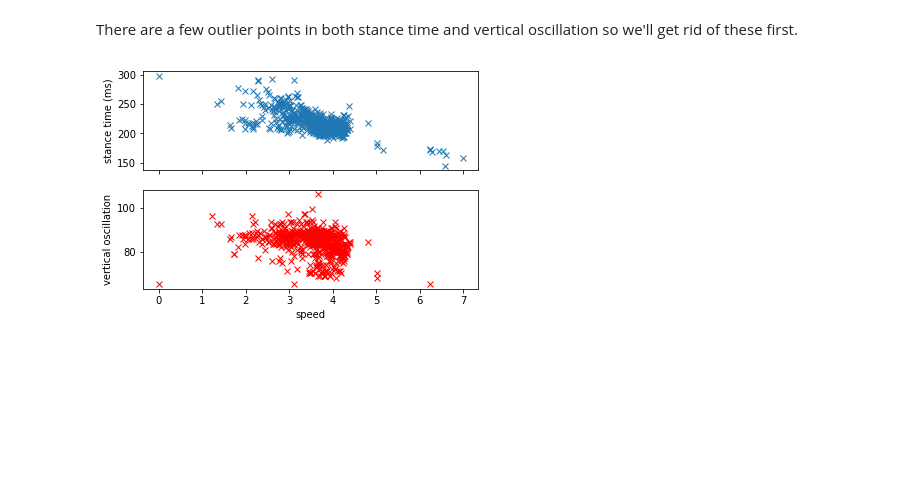
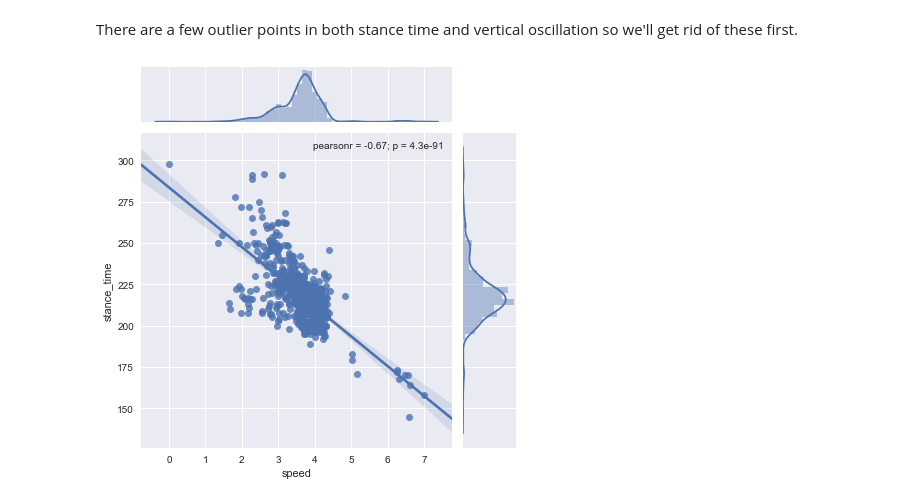
Before and after one commit to polzin-3/fitness-data, a Jupyter notebook: Gary_run_030218.ipynb, the cells around one changed output. Saved outputs shown, nothing was run; the diff lists cells and outputs as text; code cells hidden in the pictures; blank space fills up the shorter version.

Commit message:
Uploaded slightly extended version
Includes seaborn jointplots to look at correlation

```diff
--- a/Gary_run_030218.ipynb
+++ b/Gary_run_030218.ipynb
@@ -513,14 +514,9 @@ mask_st = np.abs(base) < (3 * std)
 base = df['vertical_oscillation'] - df['vertical_oscillation'].median()
 std = base.std()
 mask_vo = np.abs(base) < (3 * std)
-# %%
-fig, ax = plt.subplots(2, 1, sharex=True)
-ax[0].plot(df['speed'][mask_st], df['stance_time'][mask_st], 'x')
-ax[0].set_ylabel('stance time (ms)')
-
-ax[1].plot(df['speed'][mask_vo], df['vertical_oscillation'][mask_vo], 'rx')
-ax[1].set_ylabel('vertical oscillation')
-ax[1].set_xlabel('speed')
-plt.show()
-# %% [output]
-[figure, removed]
+# %%
+df_stance_speed = df[['speed', 'stance_time']][mask_st]
+sns.jointplot(x='speed', y='stance_time', data=df_stance_speed, kind='reg')
+plt.show()
+# %% [output]
+[figure, added]
```
Also changed, not shown: parts of 3 cells of this notebook.
